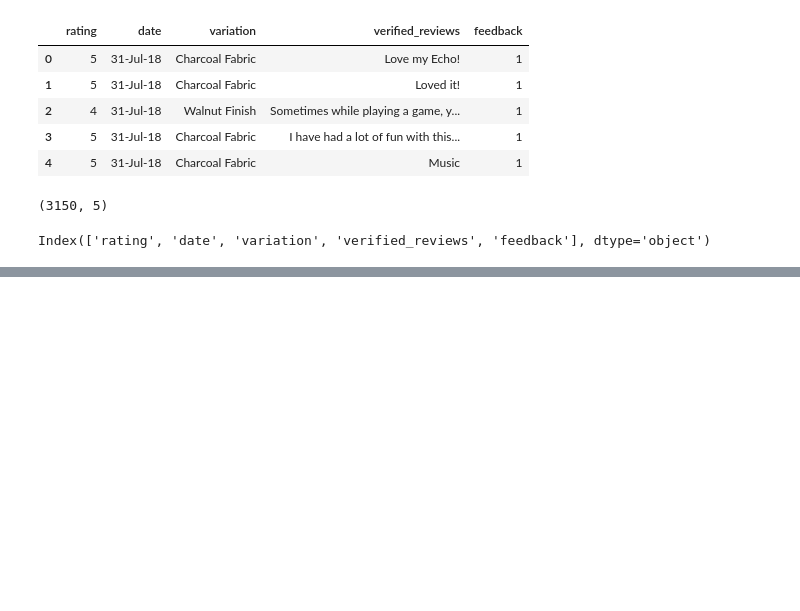
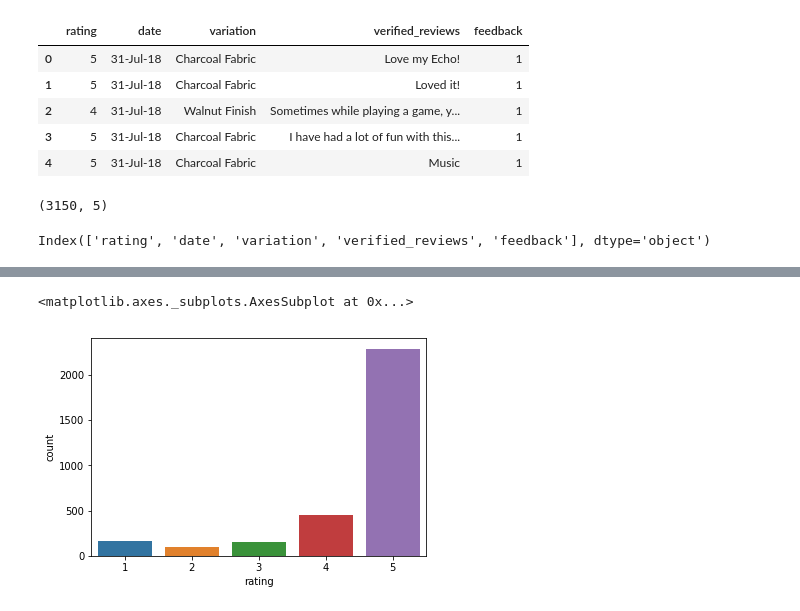
Before and after one commit to sagecodes/Amazon-Review-Classification-Random-Forest, a Jupyter notebook: Amazon review Classification Random Forest.ipynb, the cells around one changed output, grey strips where cells are left out. Cells and saved outputs as stored; diff of their text form; code cells hidden in the pictures; blank space fills up the shorter version.

```diff
--- a/Amazon review Classification Random Forest.ipynb
+++ b/Amazon review Classification Random Forest.ipynb
@@ -45,0 +136,5 @@ alexa_df['verified_reviews']
+# %%
+sns.countplot(alexa_df['rating'], label = 'Count')
+# %% [output]
+<matplotlib.axes._subplots.AxesSubplot at 0x...>
+[figure, added]
```
Also changed, not shown: parts of 43 cells of this notebook.
